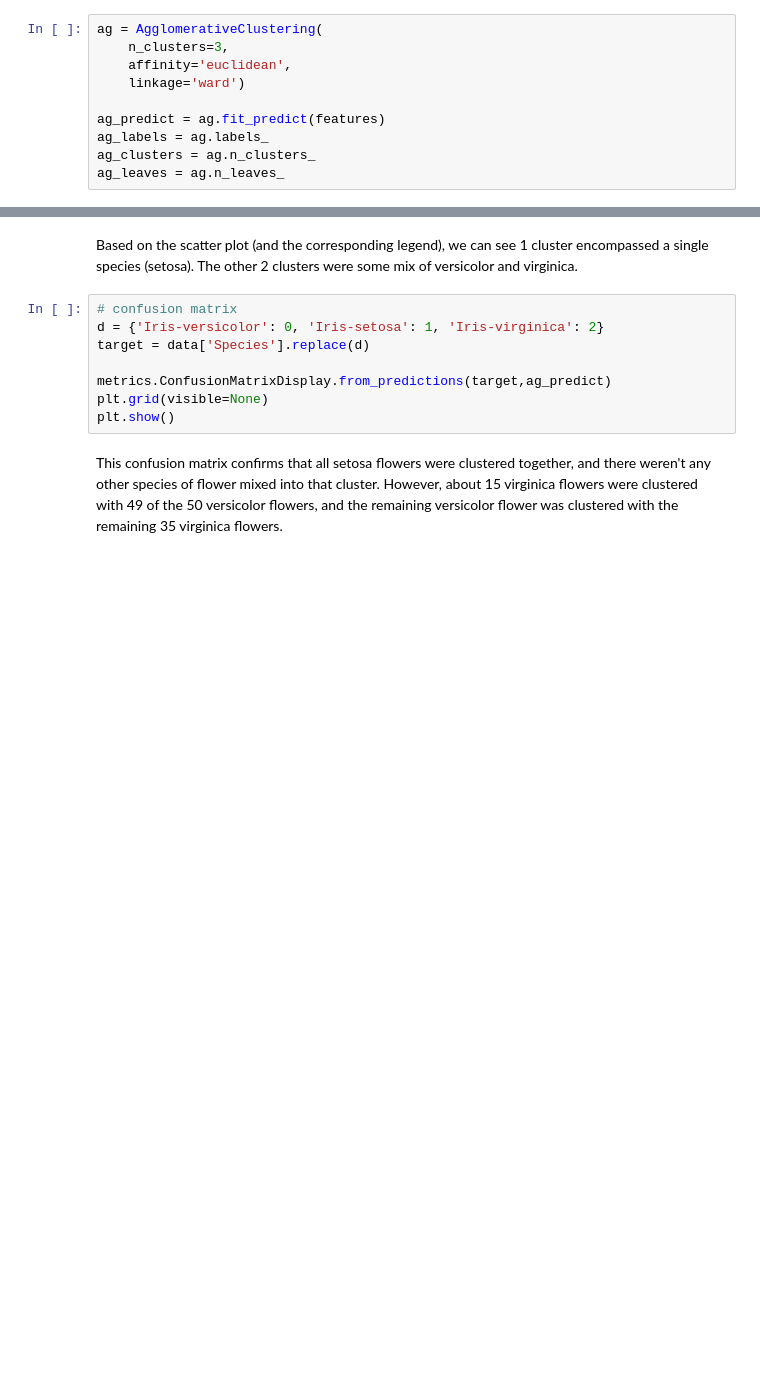
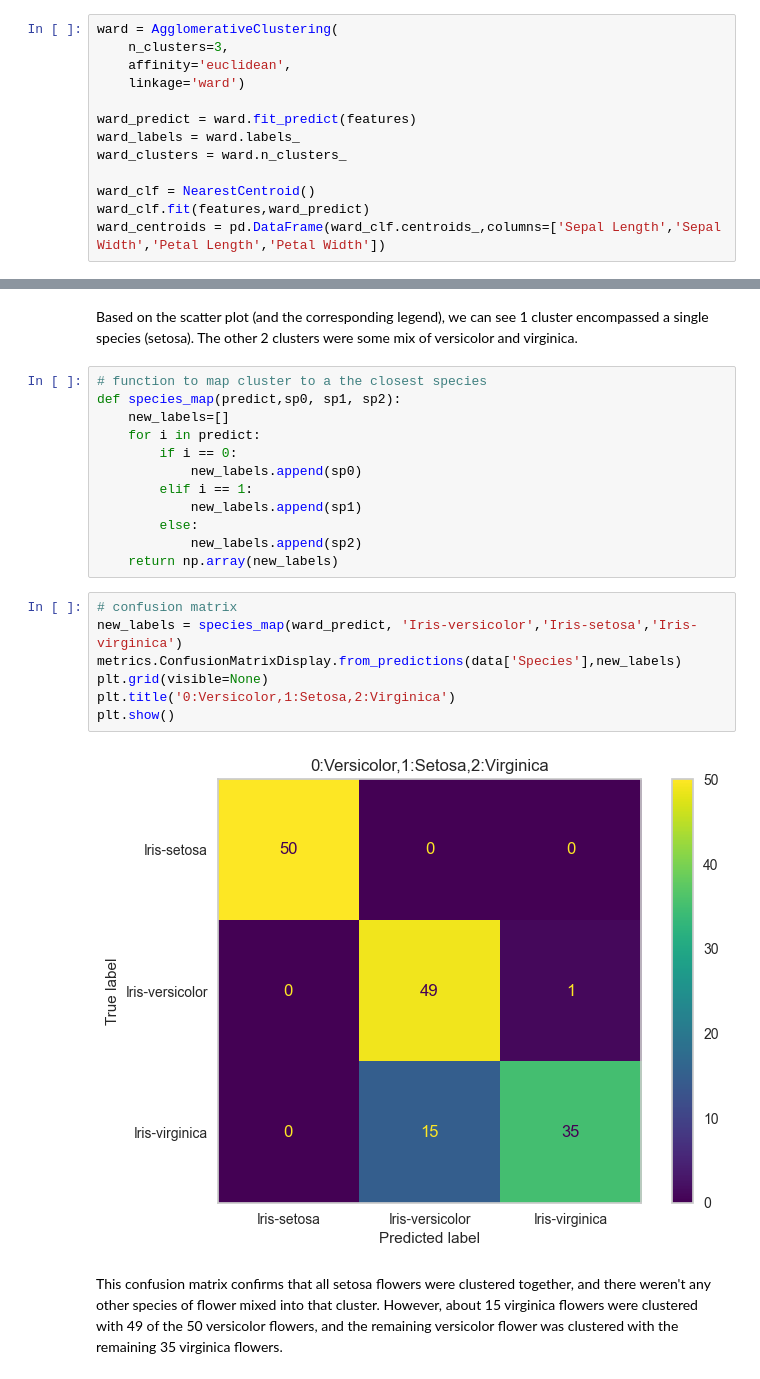
Before and after one commit to tzhang852/4431_DataMining_Fall22, a Jupyter notebook: Assignment5/assignment5_new.ipynb, the cells around one changed output, grey strips where cells are left out. Drawn from its saved outputs; the diff is of its cells as text; blank space fills up the shorter version.

Commit message:
ward conclusions

```diff
--- a/Assignment5/assignment5_new.ipynb
+++ b/Assignment5/assignment5_new.ipynb
@@ -395,10 +405,13 @@ Compared to the model on the original data, the gaussian mixtures model almost c
 # %%
-ag = AgglomerativeClustering(
+ward = AgglomerativeClustering(
     n_clusters=3,
     affinity='euclidean',
     linkage='ward')
 
-ag_predict = ag.fit_predict(features)
-ag_labels = ag.labels_
-ag_clusters = ag.n_clusters_
-ag_leaves = ag.n_leaves_
+ward_predict = ward.fit_predict(features)
+ward_labels = ward.labels_
+ward_clusters = ward.n_clusters_
+
+ward_clf = NearestCentroid()
+ward_clf.fit(features,ward_predict)
+ward_centroids = pd.DataFrame(ward_clf.centroids_,columns=['Sepal Length','Sepal Width','Petal Length','Petal Width'])
@@ -414,14 +441,27 @@ fig = px.scatter(
 fig.show()
 # %% [markdown]
 Based on the scatter plot (and the corresponding legend), we can see 1 cluster encompassed a single species (setosa). The other 2 clusters were some mix of versicolor and virginica.
+# %%
+# function to map cluster to a the closest species
+def species_map(predict,sp0, sp1, sp2):
+    new_labels=[]
+    for i in predict:
+        if i == 0:
+            new_labels.append(sp0)
+        elif i == 1:
+            new_labels.append(sp1)
+        else:
+            new_labels.append(sp2)
+    return np.array(new_labels)
 # %%
 # confusion matrix
-d = {'Iris-versicolor': 0, 'Iris-setosa': 1, 'Iris-virginica': 2}
-target = data['Species'].replace(d)
-
-metrics.ConfusionMatrixDisplay.from_predictions(target,ag_predict)
+new_labels = species_map(ward_predict, 'Iris-versicolor','Iris-setosa','Iris-virginica')
+metrics.ConfusionMatrixDisplay.from_predictions(data['Species'],new_labels)
 plt.grid(visible=None)
+plt.title('0:Versicolor,1:Setosa,2:Virginica')
 plt.show()
+# %% [output]
+[figure, added]
 # %% [markdown]
 This confusion matrix confirms that all setosa flowers were clustered together, and there weren't any other species of flower mixed into that cluster. However, about 15 virginica flowers were clustered with 49 of the 50 versicolor flowers, and the remaining versicolor flower was clustered with the remaining 35 virginica flowers.
 # %%
```
Also changed, not shown: parts of 13 cells of this notebook.
